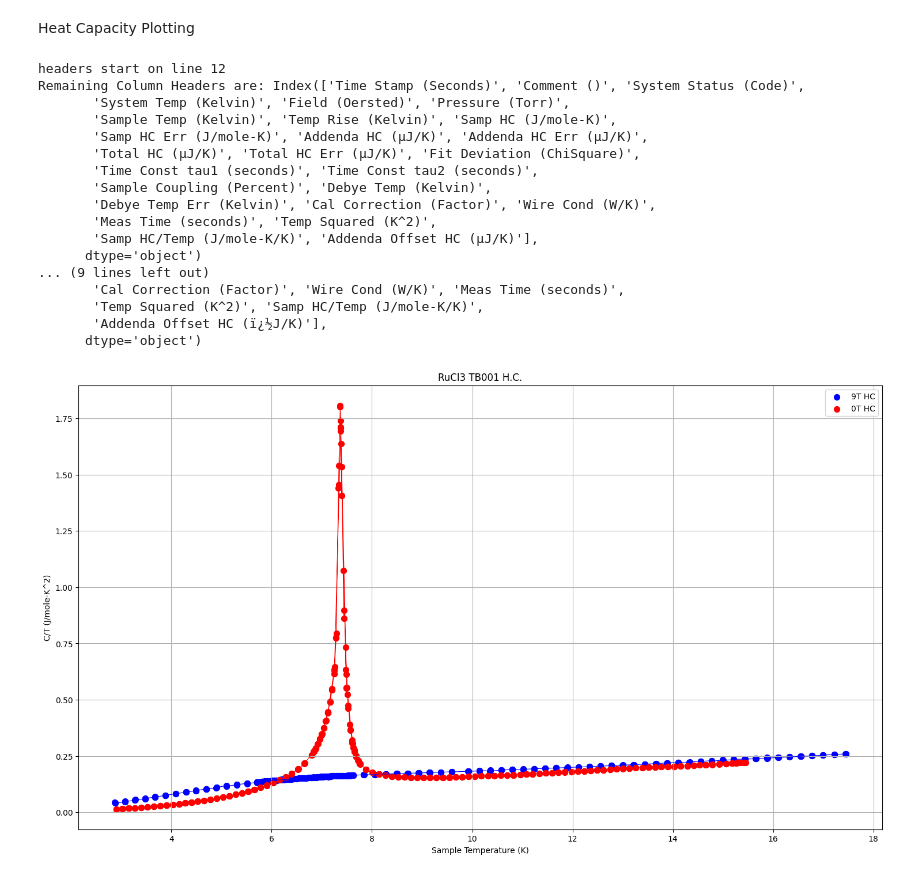
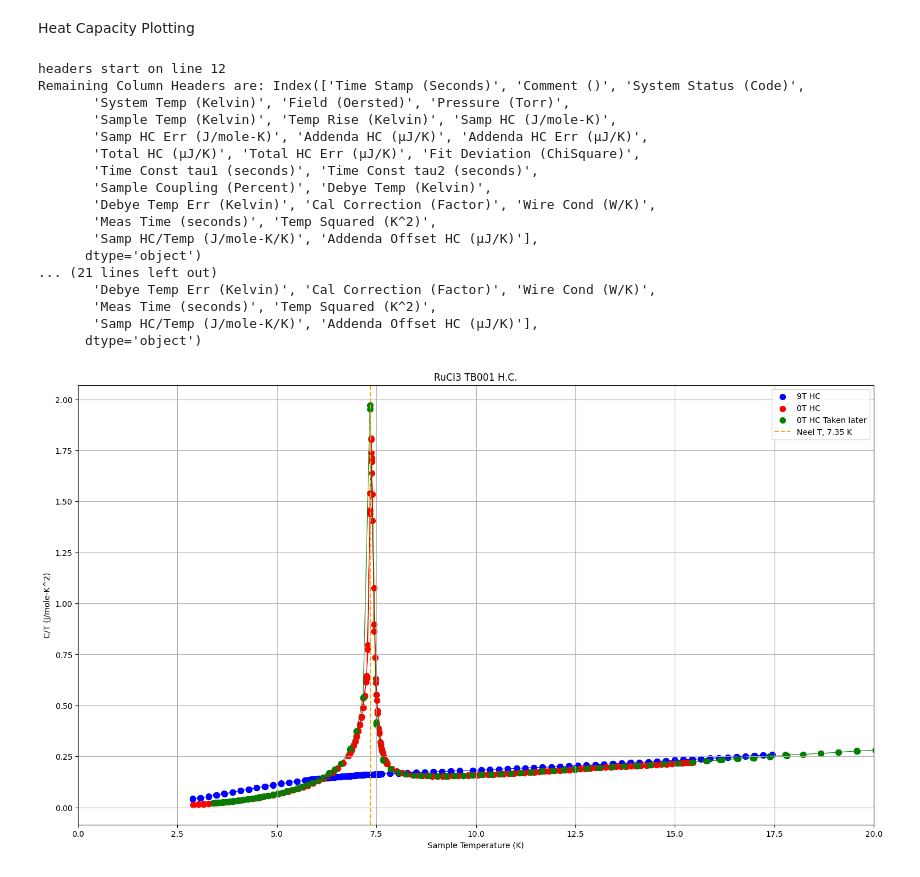
Before and after one commit to Brogan8813/strain-cell, a Jupyter notebook: PPMS_Data_and_Plotting/Plotting/PPMS Plotting.ipynb, the cells around one changed output. Cells and saved outputs as stored; diff of their text form; code cells hidden in the pictures.

```diff
--- a/PPMS_Data_and_Plotting/Plotting/PPMS Plotting.ipynb
+++ b/PPMS_Data_and_Plotting/Plotting/PPMS Plotting.ipynb
@@ -303,7 +303,6 @@ molar_mass = 207.43 #in g/mol
 #9T HC
 HC_9T_RuCl3 = HC_PPMS_data_loading("C:/Users/TXB909/Documents/strain-cell/PPMS_Data_and_Plotting/Data/RuCl3/Data/Heat Capacity/RuCl3_TB001_HC_9T_06-04-2025.csv")
 
-
 x1 = HC_9T_RuCl3.loc[:,'Sample Temp (Kelvin)']
 y1 = HC_9T_RuCl3.loc[:,'Samp HC (J/mole-K)']
 y1err=HC_9T_RuCl3['Samp HC Err (J/mole-K)']
@@ -311,15 +310,24 @@ y1err=HC_9T_RuCl3['Samp HC Err (J/mole-K)']
 #0T HC
 HC_0T_RuCl3 = HC_PPMS_data_loading("C:/Users/TXB909/Documents/strain-cell/PPMS_Data_and_Plotting/Data/RuCl3/Data/Heat Capacity/RuCl3_TB001_HeatCapacity_1.csv")
 
-
-
 x2 = HC_0T_RuCl3.loc[:,'Sample Temp (Kelvin)']
 y2 = HC_0T_RuCl3.loc[:,'Samp HC (J/mole-K)']
 y2err=HC_0T_RuCl3['Samp HC Err (J/mole-K)']
+
+#0T HC later
+HC_0T_RuCl3_2 = HC_PPMS_data_loading("C:/Users/TXB909/Documents/strain-cell/PPMS_Data_and_Plotting/Data/RuCl3/Data/Heat Capacity/28-03-2025_RuCl3_TB001_0T _001_300-3K.csv")
+
+x3 = HC_0T_RuCl3_2.loc[:,'Sample Temp (Kelvin)']
+y3 = HC_0T_RuCl3_2.loc[:,'Samp HC (J/mole-K)']
+y3err=HC_0T_RuCl3_2['Samp HC Err (J/mole-K)']
+
+
+
 #get Specific heat capacity = C/T
 
 y1 = y1/x1
 y2 = y2/x2
+y3 = y3/x3
 fig = figure(figsize=(18,10))
 
 
@@ -339,38 +347,51 @@ plt.scatter(x2, y2, marker='o', s=50,
                 #c='r',
                 facecolors='r', edgecolors= 'r', label = '0T HC')
 '''
 plt.errorbar(x2, y2, yerr=y2err,capsize=4,                    # little cap on the error bar
     ecolor='gray',                # color of error bars
     elinewidth=1.2,
     markerfacecolor='blue')'''
 
 plt.plot(x2, y2, c='r', linewidth=0.8)
 
+plt.scatter(x3, y3, marker='o', s=50,
+                #c='r',
+                facecolors='g', edgecolors= 'g', label = '0T HC Taken later')
+plt.plot(x3, y3, c='g', linewidth=0.8)
+
+plt.axvline(
+    x=7.35,
+    color='orange',
+    linestyle='--',
+    linewidth=1.5,
+    label='Neel T, 7.35 K'
+)
+plt.xlim(0, 20)
 plt.title('RuCl3 TB001 H.C.')
 plt.xlabel('Sample Temperature (K)')
 plt.ylabel('C/T (J/mole-K^2)')
 plt.grid('both')
 plt.legend()
 plt.show()
 # %% [output]
 headers start on line 12
 Remaining Column Headers are: Index(['Time Stamp (Seconds)', 'Comment ()', 'System Status (Code)',
        'System Temp (Kelvin)', 'Field (Oersted)', 'Pressure (Torr)',
        'Sample Temp (Kelvin)', 'Temp Rise (Kelvin)', 'Samp HC (J/mole-K)',
        'Samp HC Err (J/mole-K)', 'Addenda HC (µJ/K)', 'Addenda HC Err (µJ/K)',
        'Total HC (µJ/K)', 'Total HC Err (µJ/K)', 'Fit Deviation (ChiSquare)',
        'Time Const tau1 (seconds)', 'Time Const tau2 (seconds)',
        'Sample Coupling (Percent)', 'Debye Temp (Kelvin)',
        'Debye Temp Err (Kelvin)', 'Cal Correction (Factor)', 'Wire Cond (W/K)',
        'Meas Time (seconds)', 'Temp Squared (K^2)',
        'Samp HC/Temp (J/mole-K/K)', 'Addenda Offset HC (µJ/K)'],
       dtype='object')
-... (9 lines left out)
-       'Cal Correction (Factor)', 'Wire Cond (W/K)', 'Meas Time (seconds)',
-       'Temp Squared (K^2)', 'Samp HC/Temp (J/mole-K/K)',
-       'Addenda Offset HC (ï¿½J/K)'],
+... (21 lines left out)
+       'Debye Temp Err (Kelvin)', 'Cal Correction (Factor)', 'Wire Cond (W/K)',
+       'Meas Time (seconds)', 'Temp Squared (K^2)',
+       'Samp HC/Temp (J/mole-K/K)', 'Addenda Offset HC (µJ/K)'],
       dtype='object')
-[figure, old version]
+[figure, new version]
 # %%
 import pandas as pd
 import matplotlib.pyplot as plt
```
Also changed, not shown: 4 other files.
